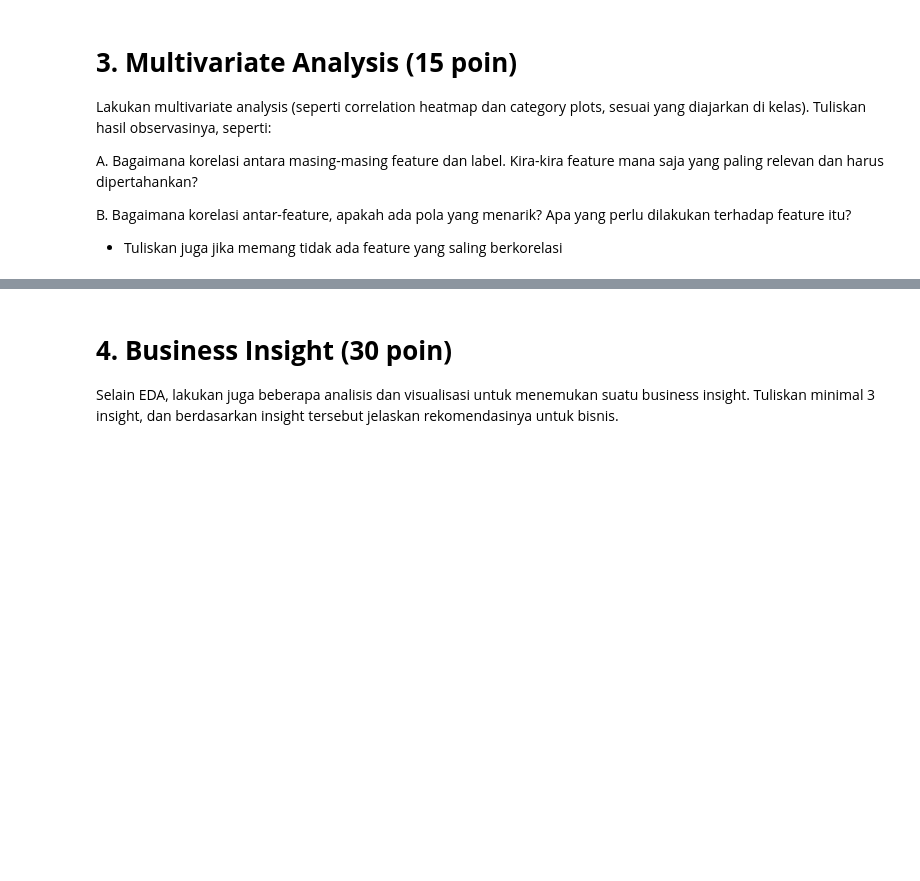
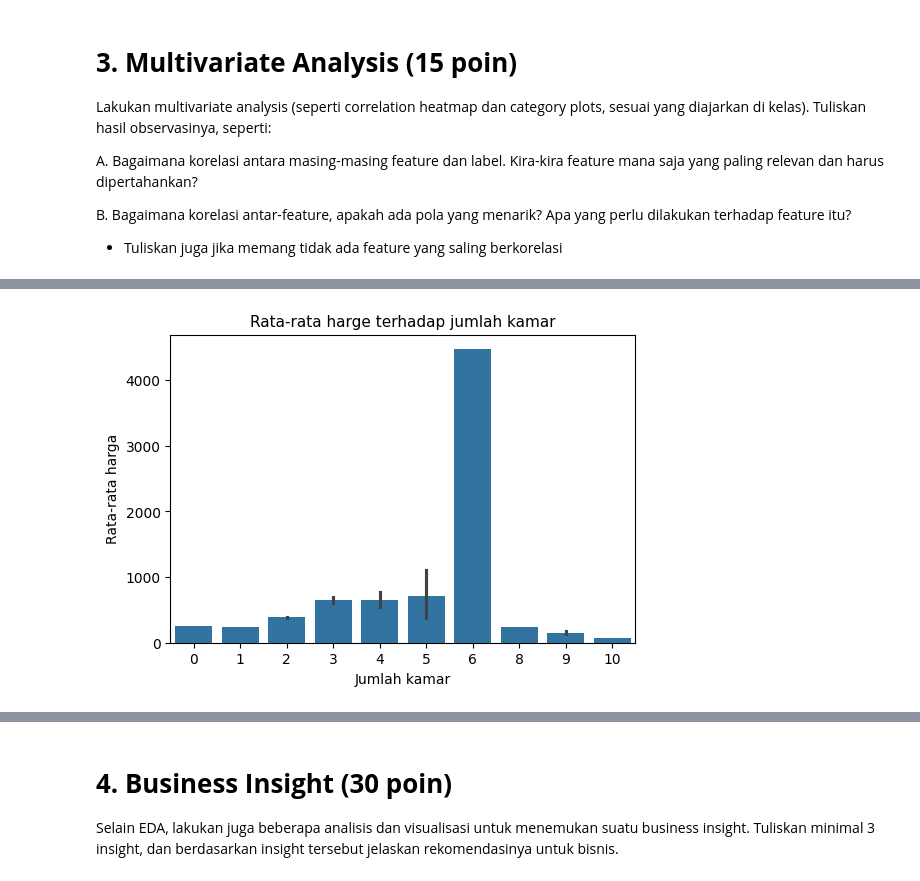
Before and after one commit to studentalpbean/EDA, a Jupyter notebook: EDA_Kanva.ipynb, the cells around one changed output, grey strips where cells are left out. Drawn from its saved outputs; the diff is of its cells as text; code cells hidden in the pictures; blank space fills up the shorter version.

```diff
--- a/EDA_Kanva.ipynb
+++ b/EDA_Kanva.ipynb
@@ -345,0 +282,9 @@ plt.show()
+# %%
+plt.figure(figsize=(6, 4))
+sns.barplot(data, x="bedrooms", y="realSum")
+plt.title("Rata-rata harge terhadap jumlah kamar", fontsize=11)
+plt.ylabel("Rata-rata harga")
+plt.xlabel("Jumlah kamar")
+plt.show()
+# %% [output]
+[figure, added]
```
Also changed, not shown: parts of 11 cells of this notebook.
